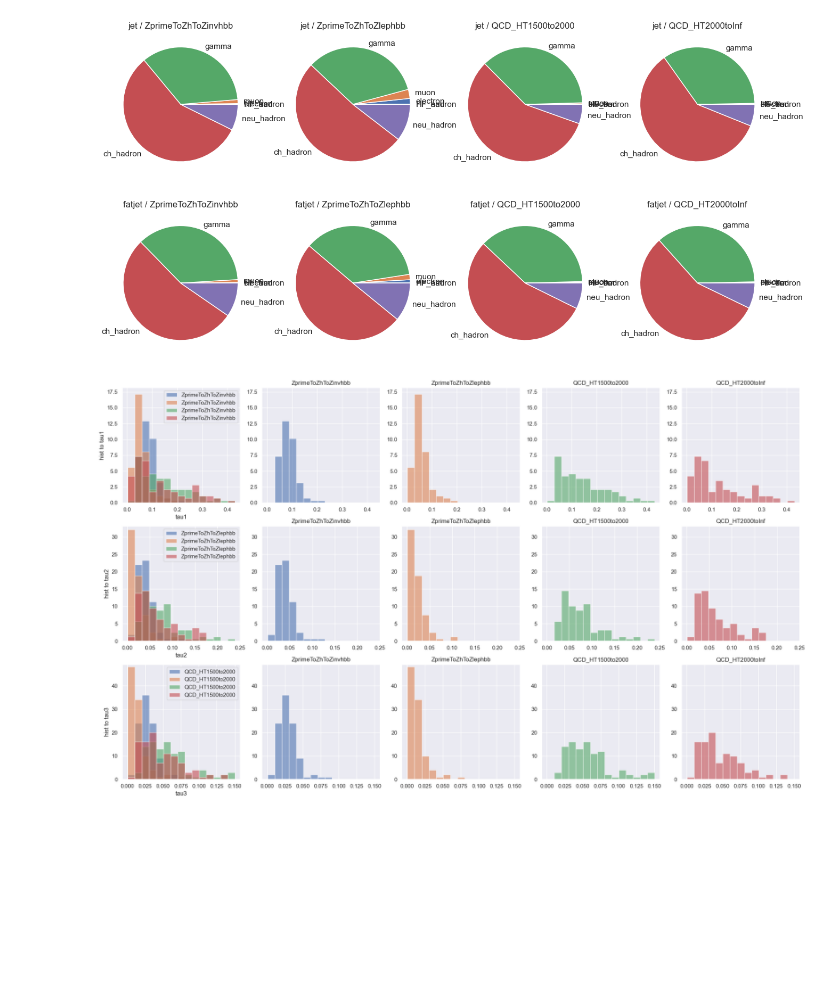
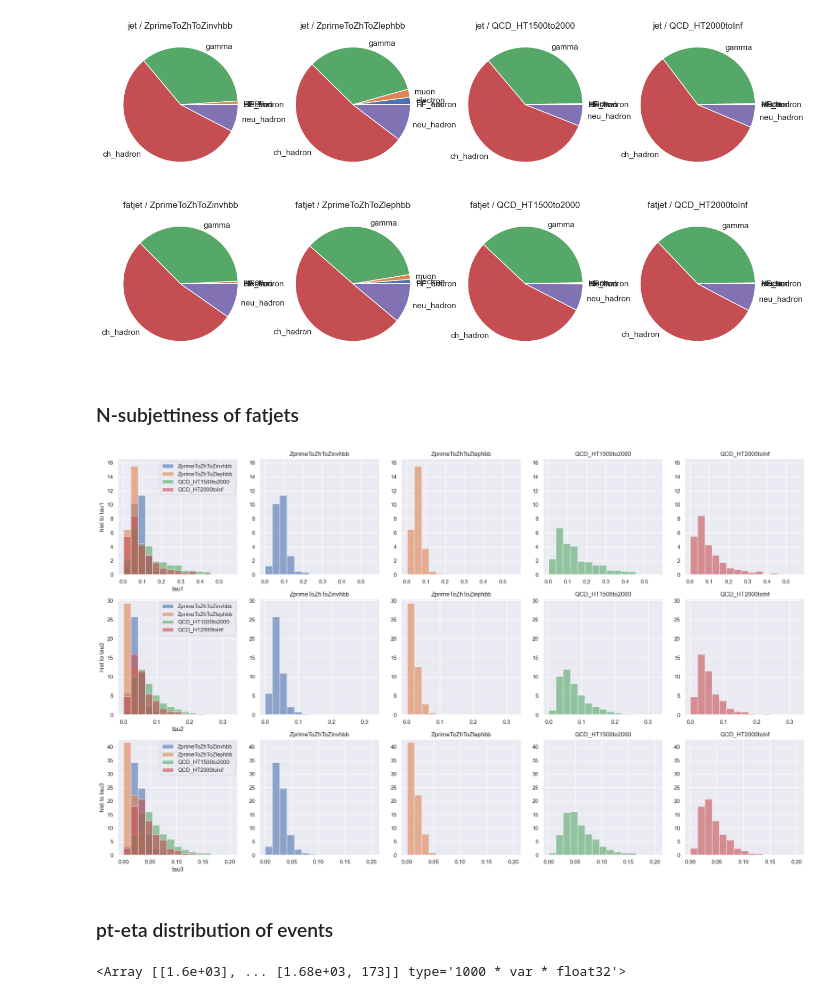
Before and after one commit to maplexgitx0302/QML-CMSSW_2015MiniAOD, a Jupyter notebook: LocalWorkspace/demo_read_jet.ipynb, the cells around one changed output. Cells and saved outputs as stored; diff of their text form; code cells hidden in the pictures; blank space fills up the shorter version.

Commit message:
subprocess download channels and plot n-subjettiness & pt-eta

```diff
--- a/LocalWorkspace/demo_read_jet.ipynb
+++ b/LocalWorkspace/demo_read_jet.ipynb
@@ -57,37 +58,44 @@ for i in range(len(channels)):
     ax[1][i].set_title(f"fatjet / {channels[i]}")
 # %% [output]
 [figure]
+# %% [markdown]
+### N-subjettiness of fatjets
 # %%
-# draw n-subjettiness of fatjet
 fig, ax = plt.subplots(3,len(channels)+1,figsize=((len(channels)+1)*4, 3*4))
 
 tau_xrange, tau_yrange = {}, {"tau1":[0,0], "tau2":[0,0], "tau3":[0,0]}
 for i in range(3):
     tau_xrange[f"tau{i+1}"] = [
         min([ak.min(events.nsubjettiness[f"tau{i+1}"]) for events in fatjet_events]),
         max([ak.max(events.nsubjettiness[f"tau{i+1}"]) for events in fatjet_events]),
     ]
 
 for i in range(3):
     for j in range(len(channels)):
         events = fatjet_events[j]
         data = ak.to_numpy(events.nsubjettiness[f"tau{i+1}"])
         ax[i][j+1].hist(data, bins=15, label=channels[j], range=tau_xrange[f"tau{i+1}"],
                         alpha=0.6, density=True, color=plt.rcParams['axes.prop_cycle'].by_key()['color'][j])
-        pdf, _, _ = ax[i][0].hist(data, bins=15, label=channels[i], range=tau_xrange[f"tau{i+1}"],
+        pdf, _, _ = ax[i][0].hist(data, bins=15, label=channels[j], range=tau_xrange[f"tau{i+1}"],
                         alpha=0.6, density=True)
         tau_yrange[f"tau{i+1}"][1] = max(tau_yrange[f"tau{i+1}"][1], max(pdf))
 
 for i in range(3):
     tau_yrange[f"tau{i+1}"][1] += 1
     ax[i][0].set_xlabel(f"tau{i+1}")
     ax[i][0].set_ylabel(f"hist to tau{i+1}")
     ax[i][0].set_ylim(tau_yrange[f"tau{i+1}"])
     ax[i][0].legend()
     for j in range(len(channels)):
         ax[i][j+1].set_title(channels[j])
         ax[i][j+1].set_ylim(tau_yrange[f"tau{i+1}"])
 
 plt.tight_layout()
 # %% [output]
-[figure, old version]
+[figure, new version]
+# %% [markdown]
+### pt-eta distribution of events
+# %%
+fatjet_events[0].events[f"fatjet_pt"].array()
+# %% [output]
+<Array [[1.6e+03], ... [1.68e+03, 173]] type='1000 * var * float32'>
```
Also changed, not shown: parts of 4 cells of this notebook.
